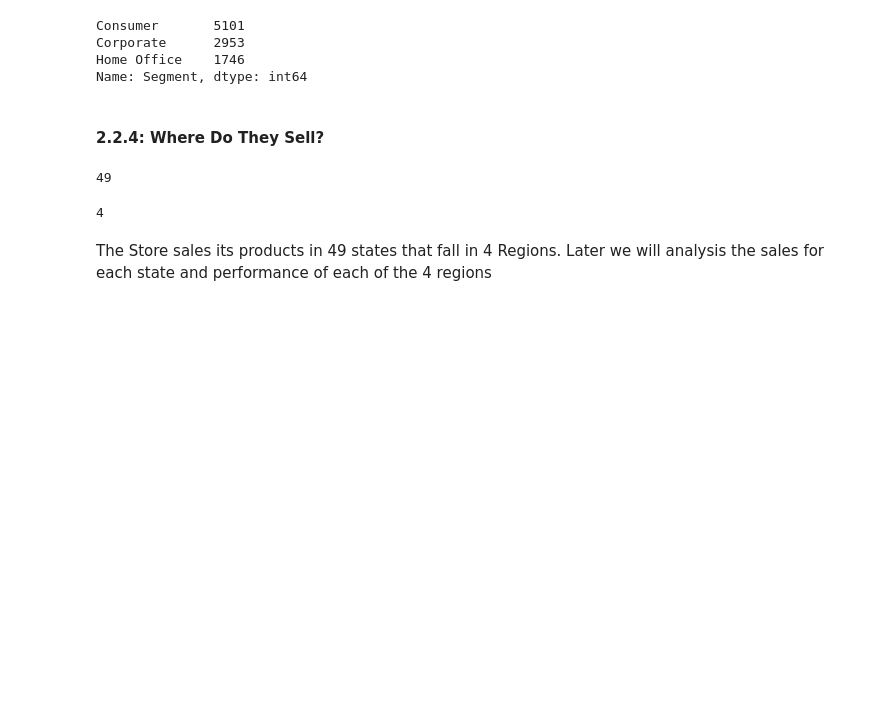
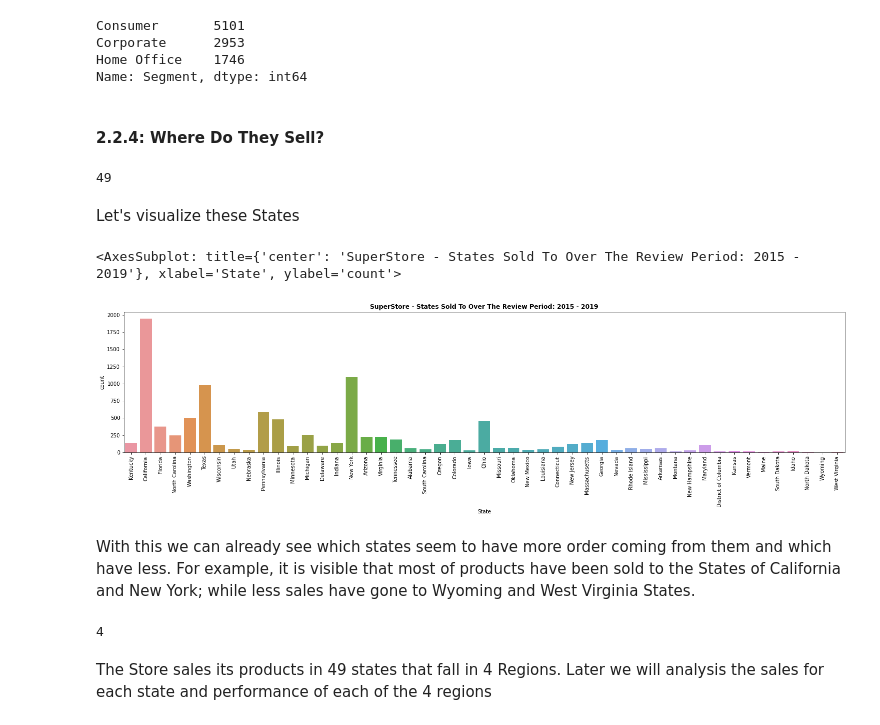
Before and after one commit to WayneNyariroh/StoreSales_Analysis, a Jupyter notebook: superStoreSales_EDA.ipynb, the cells around one changed output. Saved outputs shown, nothing was run; the diff lists cells and outputs as text; code cells hidden in the pictures; blank space fills up the shorter version.

```diff
--- a/superStoreSales_EDA.ipynb
+++ b/superStoreSales_EDA.ipynb
@@ -229,6 +225,18 @@ Name: Segment, dtype: int64
 store_df['State'].nunique()
 # %% [output]
 49
+# %% [markdown]
+Let's visualize these States
+# %%
+plt.figure(figsize=(25,5)) #size of our plot
+plt.title('SuperStore - States Sold To Over The Review Period: 2015 - 2019', fontsize=12, fontweight='bold') #plot title
+plt.xticks(rotation='vertical') #orientation of the State names on the x-axis
+sns.countplot(x=store_df['State']) #what to plot
+# %% [output]
+<AxesSubplot: title={'center': 'SuperStore - States Sold To Over The Review Period: 2015 - 2019'}, xlabel='State', ylabel='count'>
+[figure, added]
+# %% [markdown]
+With this we can already see which states seem to have more order coming from them and which have less. For example, it is visible that most of products have been sold to the States of California and New York; while less sales have gone to Wyoming and West Virginia States.
 # %%
 store_df['Region'].nunique()
 # %% [output]
```
Also changed, not shown: parts of 21 cells of this notebook.
